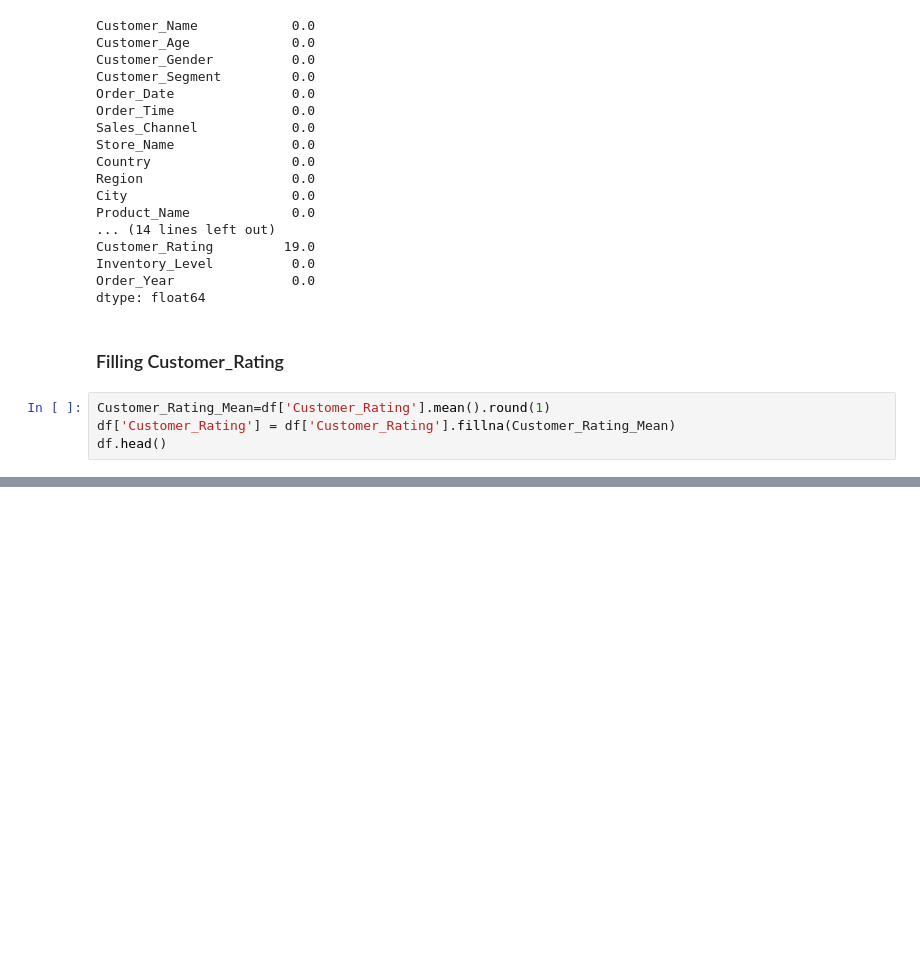
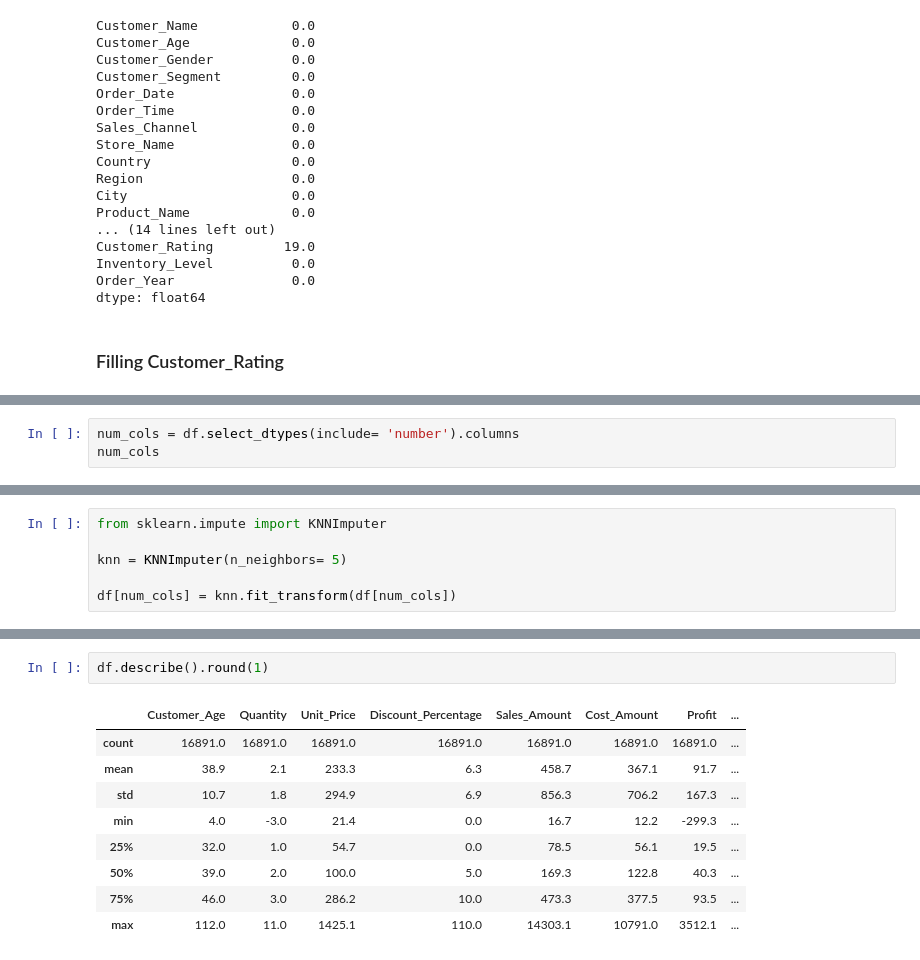
Before and after one commit to ahmesho0-commits/Retail-Project, a Jupyter notebook: Retail_Project.ipynb, the cells around one changed output, grey strips where cells are left out. Drawn from its saved outputs; the diff is of its cells as text; blank space fills up the shorter version.

```diff
--- a/Retail_Project.ipynb
+++ b/Retail_Project.ipynb
@@ -361,7 +342,3 @@ Order_Year               0.0
 dtype: float64
 # %% [markdown]
 ### Filling Customer_Rating
-# %%
-Customer_Rating_Mean=df['Customer_Rating'].mean().round(1)
-df['Customer_Rating'] = df['Customer_Rating'].fillna(Customer_Rating_Mean)
-df.head()
@@ -394,0 +359,3 @@ dtype: float64
+# %%
+num_cols = df.select_dtypes(include= 'number').columns
+num_cols
@@ -394,0 +367,6 @@ dtype: float64
+# %%
+from sklearn.impute import KNNImputer
+
+knn = KNNImputer(n_neighbors= 5)
+
+df[num_cols] = knn.fit_transform(df[num_cols])
@@ -394,0 +396,12 @@ dtype: float64
+# %%
+df.describe().round(1)
+# %% [output]
+|  | Customer_Age | Quantity | Unit_Price | Discount_Percentage | Sales_Amount | Cost_Amount | Profit | ... |
+| count | 16891.0 | 16891.0 | 16891.0 | 16891.0 | 16891.0 | 16891.0 | 16891.0 | ... |
+| mean | 38.9 | 2.1 | 233.3 | 6.3 | 458.7 | 367.1 | 91.7 | ... |
+| std | 10.7 | 1.8 | 294.9 | 6.9 | 856.3 | 706.2 | 167.3 | ... |
+| min | 4.0 | -3.0 | 21.4 | 0.0 | 16.7 | 12.2 | -299.3 | ... |
+| 25% | 32.0 | 1.0 | 54.7 | 0.0 | 78.5 | 56.1 | 19.5 | ... |
+| 50% | 39.0 | 2.0 | 100.0 | 5.0 | 169.3 | 122.8 | 40.3 | ... |
+| 75% | 46.0 | 3.0 | 286.2 | 10.0 | 473.3 | 377.5 | 93.5 | ... |
+| max | 112.0 | 11.0 | 1425.1 | 110.0 | 14303.1 | 10791.0 | 3512.1 | ... |
```
Also changed, not shown: parts of 13 cells of this notebook, 1 other file.
